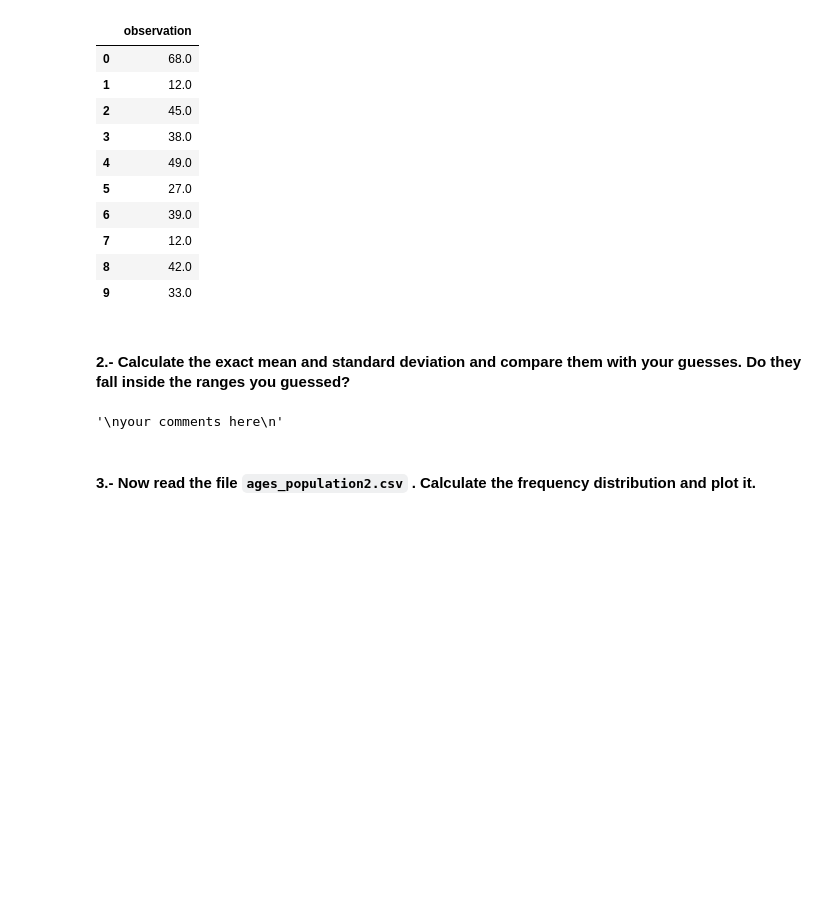
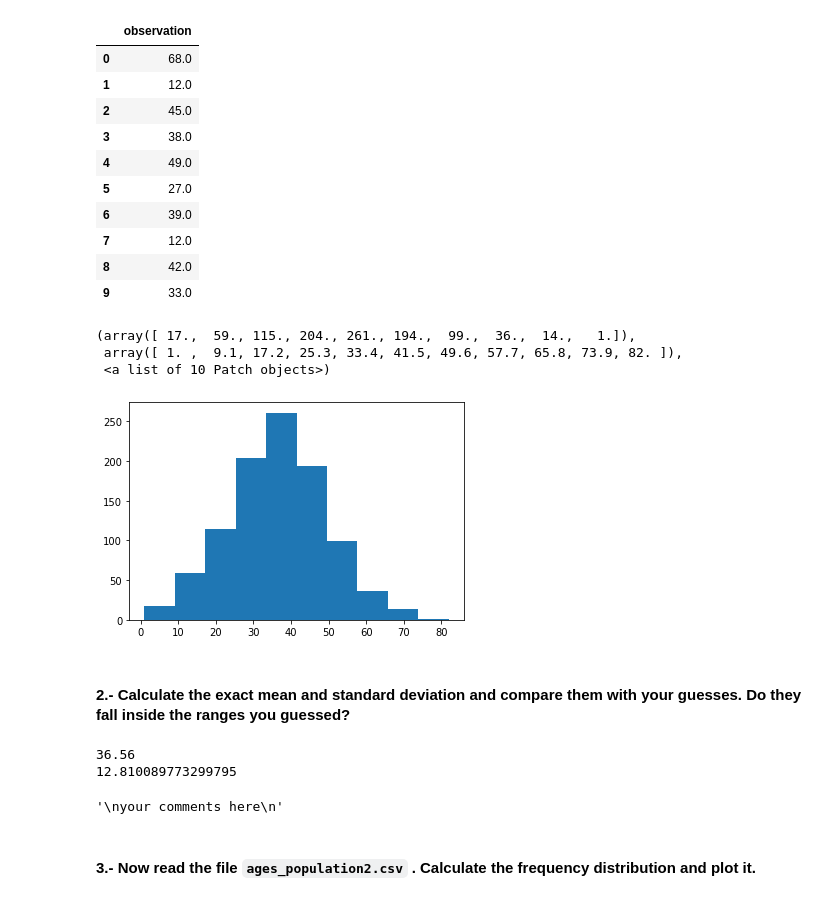
Before and after one commit to ta-data-bcn/descriptive-stats, a Jupyter notebook: your-code/main.ipynb, the cells around one changed output. Cells and saved outputs as stored; diff of their text form; code cells hidden in the pictures; blank space fills up the shorter version.

```diff
--- a/your-code/main.ipynb
+++ b/your-code/main.ipynb
@@ -234,15 +256,28 @@ ages.head(10)
 | 7 | 12.0 |
 | 8 | 42.0 |
 | 9 | 33.0 |
+# %%
+mp.pyplot.hist(ages['observation'])
+#Just by looking at the histogram I would say that both median and mean are in the 30-40
+# %% [output]
+(array([ 17.,  59., 115., 204., 261., 194.,  99.,  36.,  14.,   1.]),
+ array([ 1. ,  9.1, 17.2, 25.3, 33.4, 41.5, 49.6, 57.7, 65.8, 73.9, 82. ]),
+ <a list of 10 Patch objects>)
+[figure, added]
 # %% [markdown]
 #### 2.- Calculate the exact mean and standard deviation and compare them with your guesses. Do they fall inside the ranges you guessed?
 # %%
 # your code here
+print(mean(ages['observation']))
+print(np.std(ages['observation']))
+# %% [output]
+36.56
+12.810089773299795
-# %%
-"""
-your comments here
-"""
-# %% [output]
-'\nyour comments here\n'
+# %%
+"""
+The mean is in the range I thought it would be, but the std is greater than I thought
+"""
+# %% [output]
+'\nyour comments here\n'
 # %% [markdown]
 #### 3.- Now read the file `ages_population2.csv` . Calculate the frequency distribution and plot it.
```
Also changed, not shown: parts of 31 cells of this notebook.
